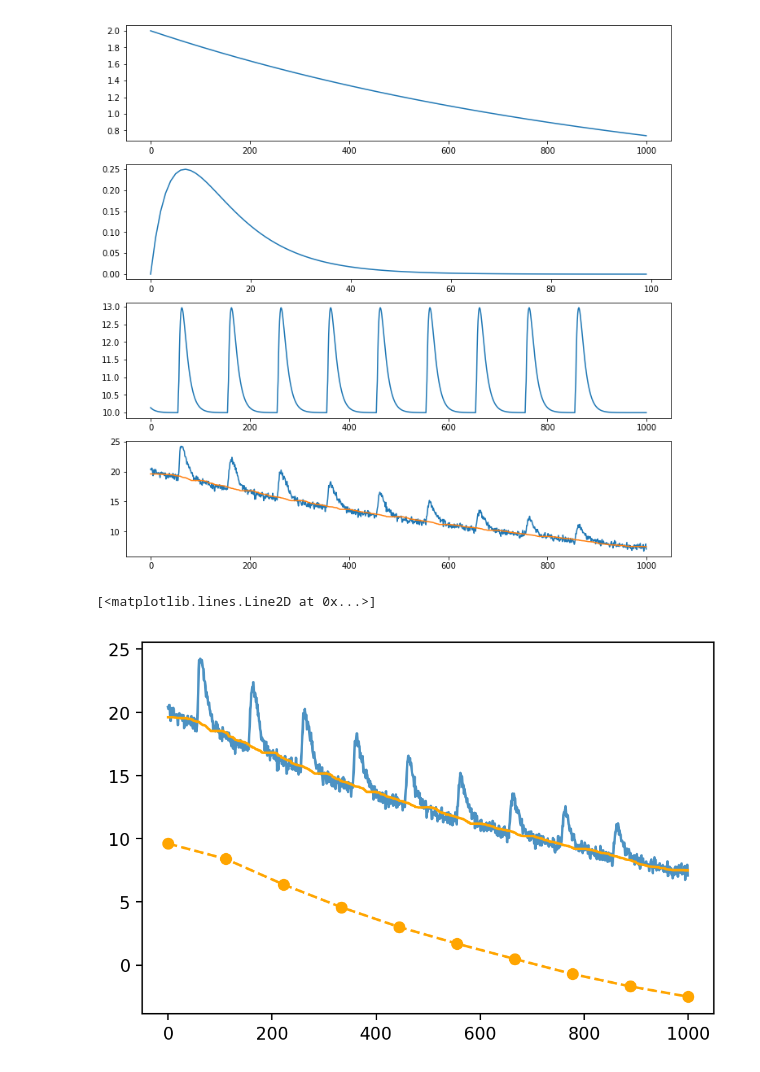
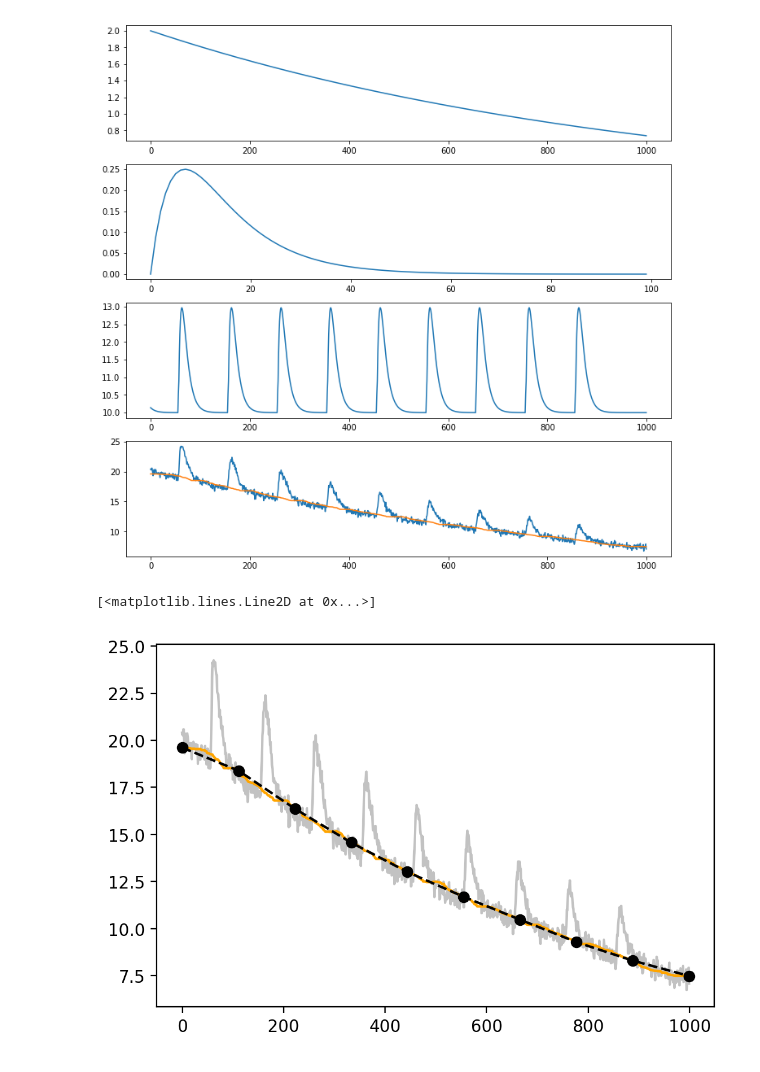
Before and after one commit to d-v-b/thesis, a Jupyter notebook: code/ch5/baseline_cartoons.ipynb, the cells around one changed output. Drawn from its saved outputs; the diff is of its cells as text; code cells hidden in the pictures.

Commit message:
add new plots

```diff
--- a/code/ch5/baseline_cartoons.ipynb
+++ b/code/ch5/baseline_cartoons.ipynb
@@ -95,9 +97,9 @@ axs[3].plot(bl_est)
 # %%
 fig, axs=plt.subplots(dpi=200)
-axs.plot(observed, alpha=.8)
+axs.plot(observed, alpha=.8, color=(.7,.7,.7))
 axs.plot(bl_est, color='orange')
 kf = np.linspace(0, bl_est.shape[0]-1, 10).astype('int')
-axs.plot(kf, bl_est[kf] - 10,'o--', color='orange')
+axs.plot(kf, bl_est[kf],'o--', color='k')
 # %% [output]
 [<matplotlib.lines.Line2D at 0x...>]
-[figure, old version]
+[figure, new version]
```
Also changed, not shown: parts of 2 cells of this notebook, 14 other files.
